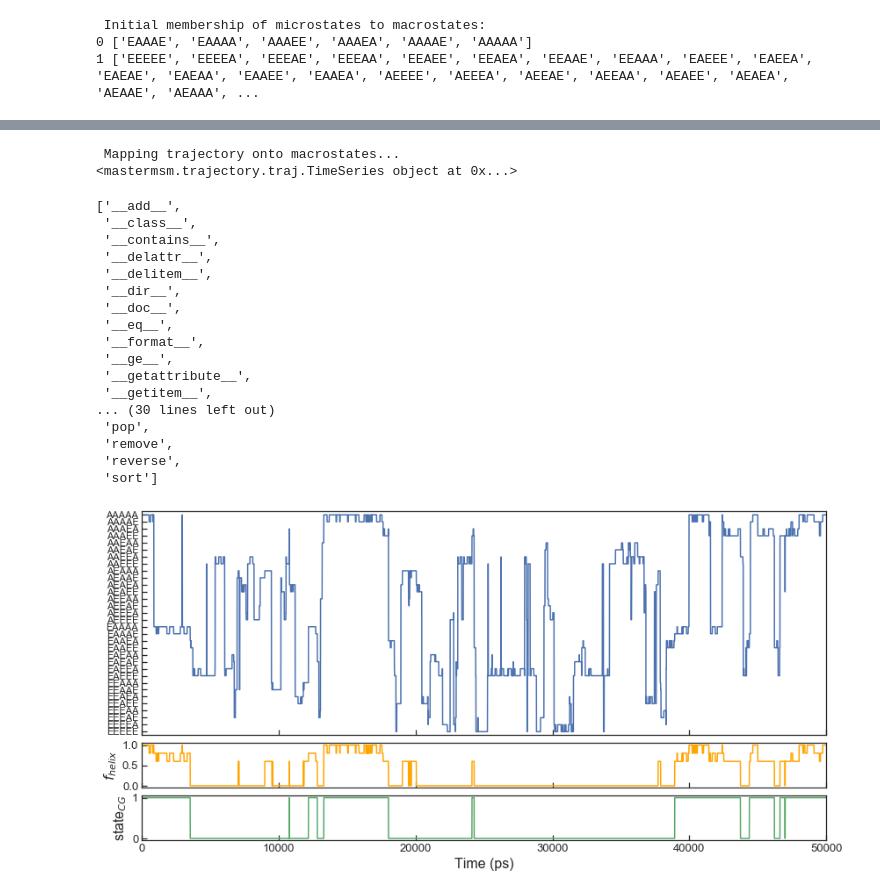
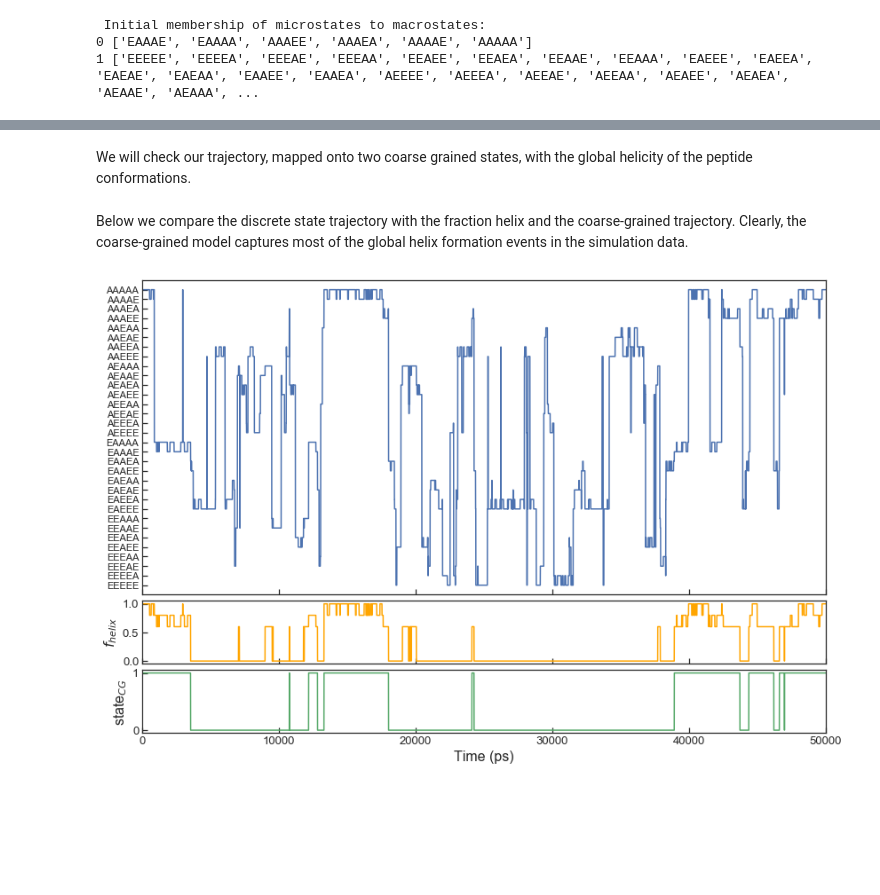
Before and after one commit to BioKT/MasterMSM, a Jupyter notebook: examples/alanine_pentapeptide/ala_pentapeptide.ipynb, the cells around one changed output, grey strips where cells are left out. Drawn from its saved outputs; the diff is of its cells as text; code cells hidden in the pictures; blank space fills up the shorter version.

```diff
--- a/examples/alanine_pentapeptide/ala_pentapeptide.ipynb
+++ b/examples/alanine_pentapeptide/ala_pentapeptide.ipynb
@@ -131,15 +136,11 @@ It seems that from very early on, the relaxation times of the model are pretty w
 ### Analysis of the results
 After chosing a lag time of 10 ps, we take a closer look at the eigenvalue spectrum.
 # %%
-lagt = 10
-msm_ala5.do_msm(lagt)
-msm_ala5.msms[lagt].do_trans(evecs=True)
-
-# fig, ax = plt.subplots()
-# ax.errorbar(range(1,len(msm_ala5.msms[lagt].tauT)+1),msm_ala5.msms[lagt].tauT, fmt='o-', \
-#             yerr= msm_ala5.msms[lagt].tau_std, ms=7)
-# ax.set_xlabel('Eigenvalue')
-# ax.set_ylabel(r'$\tau_i$')
-# ax.set_ylim(0, 2100)
-# ax.set_xlim(0, 32)
-# plt.tight_layout()
+fig, ax = plt.subplots()
+ax.errorbar(range(1,len(msm_ala5.msms[lagt].tauT)+1),msm_ala5.msms[lagt].tauT, fmt='o-', \
+            yerr= msm_ala5.msms[lagt].tau_std, ms=7)
+ax.set_xlabel('Eigenvalue')
+ax.set_ylabel(r'$\tau_i$')
+ax.set_ylim(0, 2100)
+ax.set_xlim(0, 32)
+plt.tight_layout()
@@ -231,3 +214,0 @@ Text(0.5, 0, 'Time (ps)')
-# %%
-msm_ala5.msms[lagt].rate[:,31] = 0
-tcum, popul = msm_ala5.msms[lagt].propagateK(init="EEEEE")
@@ -255,3 +231,5 @@ mappedtraj = fewsm_ala5.map_trajectory()
+# %% [markdown]
+We will check our trajectory, mapped onto two coarse grained states, with the global helicity of the peptide conformations.
 # %%
 def fhelix(s):
     """
@@ -278,62 +256,39 @@ def fhelix(s):
         return 0.6
     else:
         return 0.
-# %%
-fewsm_ala5.map_trajectory()
-# %% [output]
- Mapping trajectory onto macrostates...
-<mastermsm.trajectory.traj.TimeSeries object at 0x...>
-# %%
-dir(fewsm_ala5.mappedtraj)
-# %% [output]
-['__add__',
- '__class__',
- '__contains__',
- '__delattr__',
- '__delitem__',
- '__dir__',
- '__doc__',
- '__eq__',
- '__format__',
- '__ge__',
- '__getattribute__',
- '__getitem__',
-... (30 lines left out)
- 'pop',
- 'remove',
- 'reverse',
- 'sort']
+# %% [markdown]
+Below we compare the discrete state trajectory with the fraction helix and the coarse-grained trajectory. Clearly, the coarse-grained model captures most of the global helix formation events in the simulation data.
 # %%
 import matplotlib.gridspec as gridspec
-fig = plt.figure(figsize=(12,6))
+fig = plt.figure(figsize=(12,8))
 gs = gridspec.GridSpec(3,1, figure=fig, height_ratios=[5, 1, 1])
 
 ax0 = fig.add_subplot(gs[0])
 ax1 = fig.add_subplot(gs[1], sharex=ax0)
 ax2 = fig.add_subplot(gs[2], sharex=ax0)
 
 plt.setp(ax0.get_xticklabels(), visible=False)
 plt.setp(ax1.get_xticklabels(), visible=False)
 
 ax0.plot([msm_ala5.keys.index(s) for s in tr.distraj], lw=1.5)
 
 ax1.plot([fhelix(s) for s in tr.distraj], 'orange', lw=1.5)
 
 ax2.plot([1 - x for x in fewsm_ala5.mappedtraj[0].distraj], 'g', lw=1.5)
 ax0.set_yticks(range(0,32))
 ax0.set_yticklabels(msm_ala5.keys, fontsize=11)
-ax0.set_ylim(-0.5,31.5)
+ax0.set_ylim(-1,32)
 
 ax1.set_yticks(np.arange(0,1.1,0.5))
 ax1.set_ylabel(r'$f_{helix}$', fontsize=16)
 
 ax2.set_yticks([0,1])
 ax2.set_ylabel('state$_{CG}$', fontsize=16)
 
 ax2.set_xlabel('Time (ps)', fontsize=16)
 
 ax0.set_xlim(0, 50000)
 
-plt.tight_layout(h_pad=-0.25)
+plt.tight_layout(h_pad=0)
 # %% [output]
-[figure, old version]
+[figure, new version]
```
Also changed, not shown: parts of 19 cells of this notebook.
